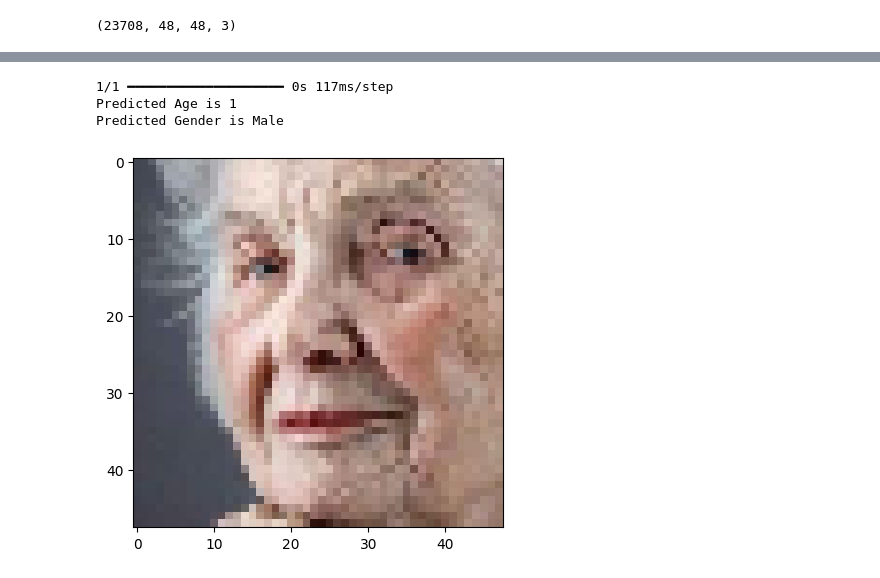
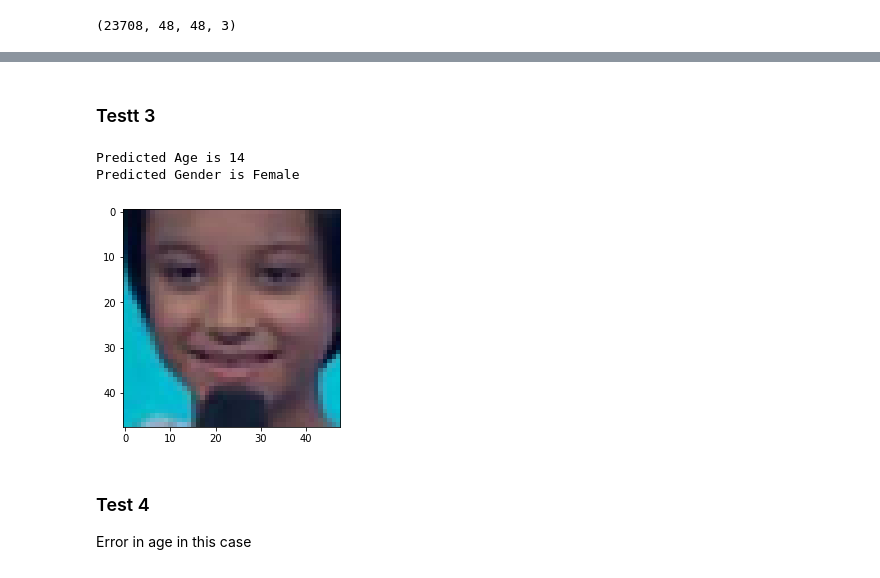
Before and after one commit to muskan9887/Age_and_gender_detector, a Jupyter notebook: Model.ipynb, the cells around one changed output, grey strips where cells are left out. Cells and saved outputs as stored; diff of their text form; code cells hidden in the pictures.

```diff
--- a/Model.ipynb
+++ b/Model.ipynb
@@ -209,9 +197,8 @@ Defining the model
 # %%
-def convolution(input_tensor,filters):
-    x = Conv2D(filters=filters, kernel_size = (3,3),padding = "same",strides = (1,1),
-               kernel_regularizer = l2(0.001))(input_tensor)
-    x = Dropout(0.1)(x)
-    x = Activation('relu')(x)
+def Convolution(input_tensor,filters):
+    x=Conv2D(filters=filters,kernel_size=(3,3),padding="same",strides=(1,1),kernel_regularizer=l2(0.001))(input_tensor)
+    x=Dropout(0.1)(x)
+    x=Activation('relu')(x)
     return x
 # %%
 def model(input_shape):
@@ -270,8 +250,5 @@ Initializing the model
 # %%
-import tensorflow as tf
-from tensorflow.keras.callbacks import ModelCheckpoint
-
-file_s = 'Age_Sex_Prediction.keras'
-checkpoint = ModelCheckpoint(file_s, monitor='val_loss', verbose=1, save_best_only=True, save_weights_only=False, mode='auto', save_freq='epoch')
-Early_stop = tf.keras.callbacks.EarlyStopping(patience=75, monitor='val_loss', restore_best_weights=True)
-callback_list = [checkpoint, Early_stop]
+fle_s='Age_Sex_Detection.h5'
+checkpoint=ModelCheckpoint(fle_s,monitor='val_loss',verbose=1,save_best_only=True,save_weights_only=False,mode='auto',save_freq='epoch')
+Early_stop=tf.keras.callbacks.EarlyStopping(patience=75,monitor='val_loss',restore_best_weights='True')
+callback_list=[checkpoint,Early_stop]
@@ -280,3 +258,3 @@ Running the model
 # %%
-History=Model.fit(X_train,Y_train_2,batch_size=64,validation_data=(X_test,Y_test_2),epochs=100,callbacks=callback_list)
+History=Model.fit(X_train,Y_train_2,batch_size=64,validation_data=(X_test,Y_test_2),epochs=250,callbacks=callback_list)
 # %% [output]
@@ -366,8 +407,12 @@ def test_image(ind,images_f,images_f_2,Model):
+# %% [markdown]
+### Testt 3
 # %%
-test_image(4,images_f,images_f_2,Model)
+test_image(168,images_f,images_f_2,Model)
 # %% [output]
-1/1 ━━━━━━━━━━━━━━━━━━━━ 0s 117ms/step
-Predicted Age is 1
-Predicted Gender is Male
+Predicted Age is 14
+Predicted Gender is Female
-[figure, old version]
+[figure, new version]
+# %% [markdown]
+### Test 4
+Error in age in this case
 # %%
```
Also changed, not shown: parts of 71 cells of this notebook.
